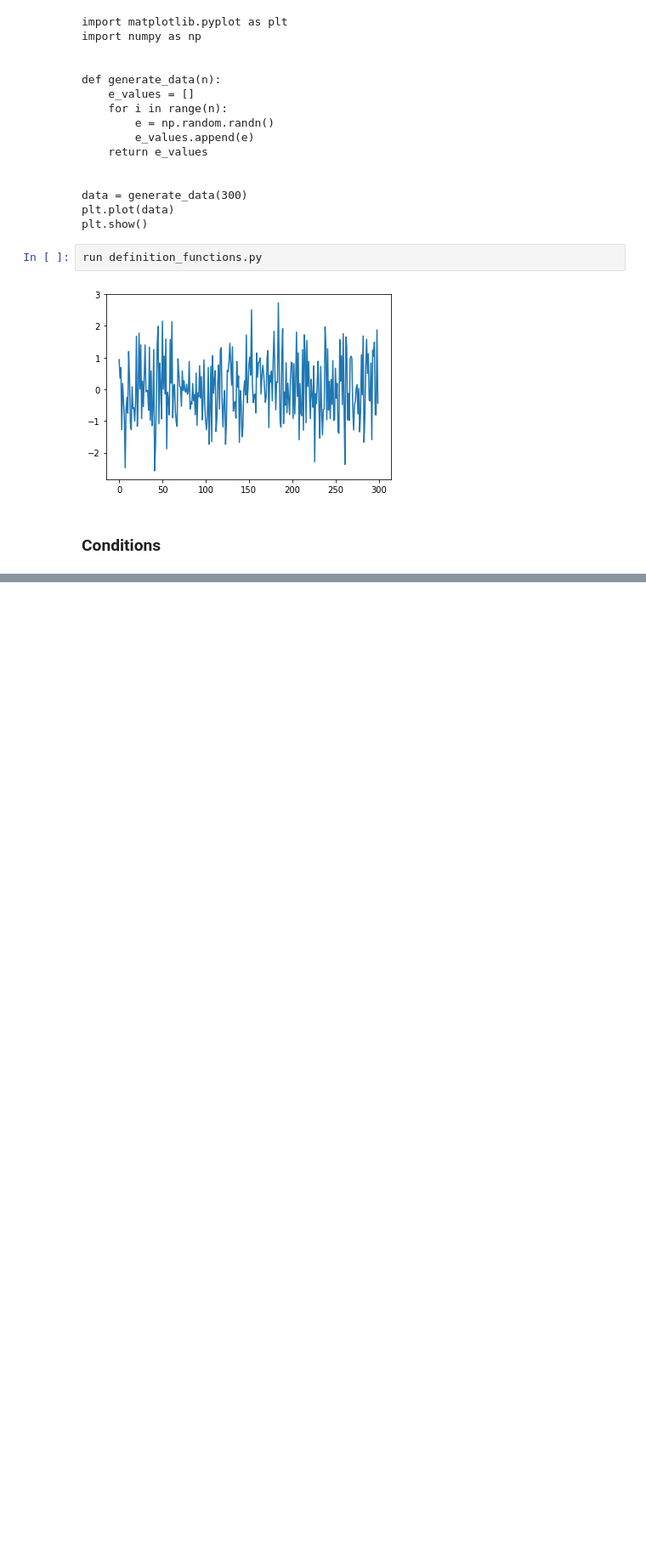
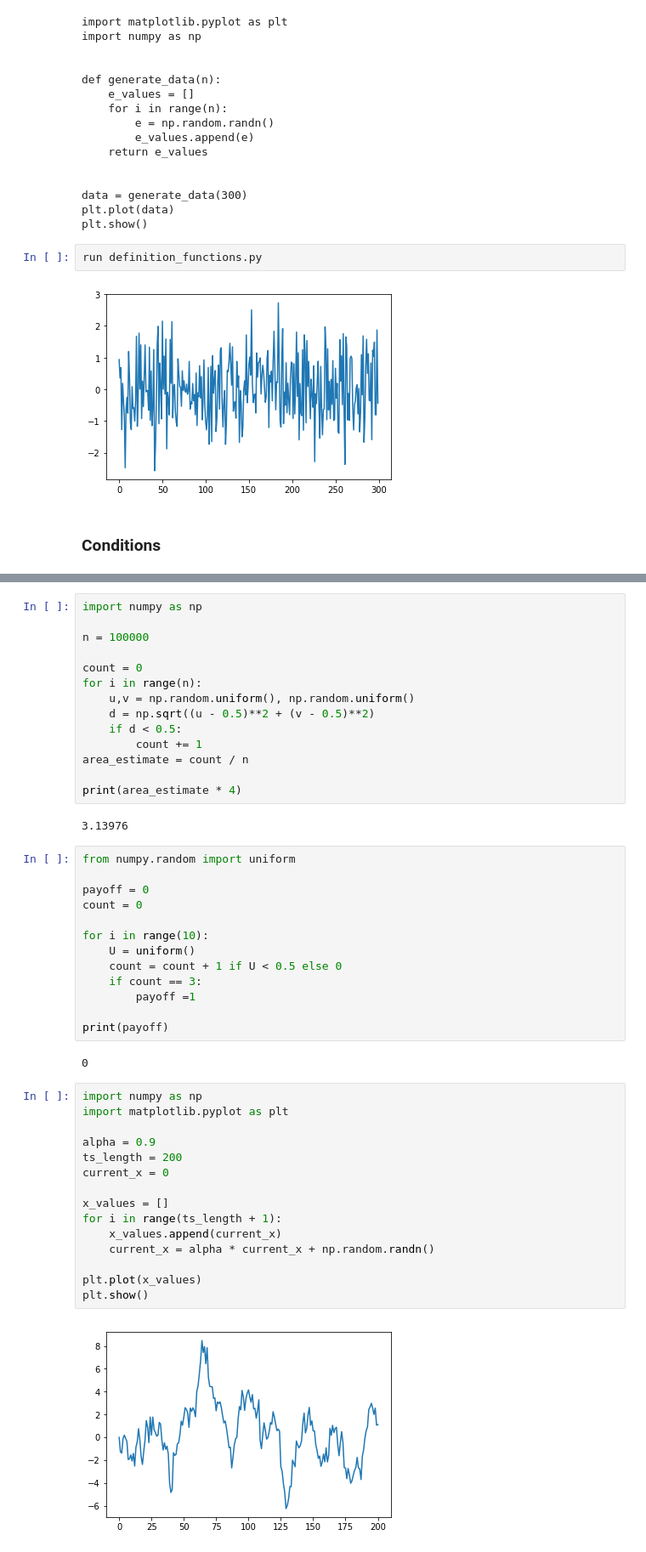
Before and after one commit to sjvasconcello/quantecon, a Jupyter notebook: python_by_example/python_by_example.ipynb, the cells around one changed output, grey strips where cells are left out. Shown at 85% size. Drawn from its saved outputs; the diff is of its cells as text; blank space fills up the shorter version.

```diff
--- a/python_by_example/python_by_example.ipynb
+++ b/python_by_example/python_by_example.ipynb
@@ -194,0 +331,48 @@ run definition_functions.py
+# %%
+import numpy as np
+
+n = 100000
+
+count = 0
+for i in range(n):
+    u,v = np.random.uniform(), np.random.uniform()
+    d = np.sqrt((u - 0.5)**2 + (v - 0.5)**2)
+    if d < 0.5:
+        count += 1
+area_estimate = count / n
+
+print(area_estimate * 4)
+# %% [output]
+3.13976
+# %%
+from numpy.random import uniform
+
+payoff = 0
+count = 0
+
+for i in range(10):
+    U = uniform()
+    count = count + 1 if U < 0.5 else 0
+    if count == 3:
+        payoff =1
+
+print(payoff)
+# %% [output]
+0
+# %%
+import numpy as np
+import matplotlib.pyplot as plt
+
+alpha = 0.9
+ts_length = 200
+current_x = 0
+
+x_values = []
+for i in range(ts_length + 1):
+    x_values.append(current_x)
+    current_x = alpha * current_x + np.random.randn()
+
+plt.plot(x_values)
+plt.show()
+# %% [output]
+[figure, added]
```
Also changed, not shown: parts of 18 cells of this notebook, 4 other files.
